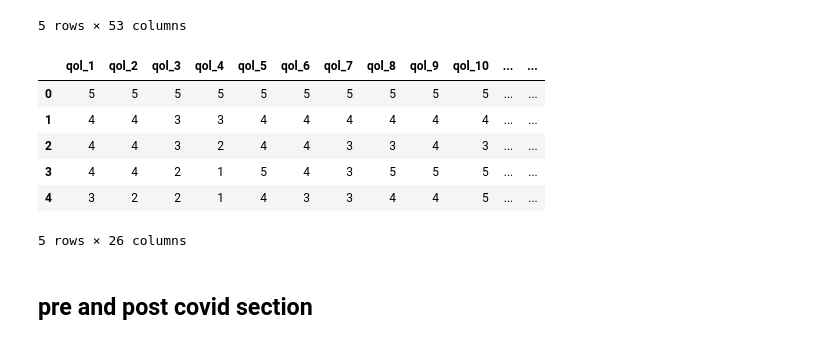
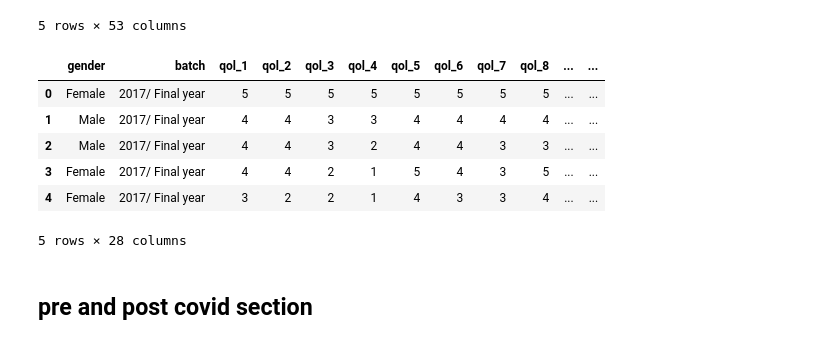
Before and after one commit to akankshazc/sts_iad, a Jupyter notebook: 1_overview.ipynb, the cells around one changed output. Cells and saved outputs as stored; diff of their text form; code cells hidden in the pictures.

```diff
--- a/1_overview.ipynb
+++ b/1_overview.ipynb
@@ -113,9 +113,9 @@ Now, the basic responses are ready for their own cleaning and analysis.
 ## IAT
 # %%
 # column indexes for the IAT section:
-# lets assign the IAT section to a new dataframe to create a column map
-iat_df = df.iloc[:,[5,6,7,8,9,10,11,12,13,14,15,16,17,18,19,20,21,22,23,24]]
-iat_df.head()
+# lets assign the IAT section to a temporary dataframe to create a column map
+temp_df = df.iloc[:,[5,6,7,8,9,10,11,12,13,14,15,16,17,18,19,20,21,22,23,24]]
+temp_df.head()
 # %% [output]
 |  | How often do you find that you st... | How often do you neglect househol... | How often do you prefer the excit... | How often do you form new relatio... | ... |
 | 0 | 3 | 3 | 0 | 0 | ... |
@@ -129,7 +129,7 @@ iat_df.head()
 # this will help us in the future to identify the columns
 iat_col_map = {}
 x = 1
-for col in iat_df.columns:
+for col in temp_df.columns:
     iat_col_map[col] = 'iat_' + str(x)
     x += 1
 
@@ -184,9 +186,9 @@ That's looks a lot more concise and clean. It's also ready for us to have a deta
 ## WHOQOL-BREF
 # %%
 # column indexes for the qol section:
-# assigning the section to a new dataframe to create a column map
-qol_df = df.iloc[:,[25,26,27,28,29,30,31,32,33,34,35,36,37,38,39,40,41,42,43,44,45,46,47,48,49,50]]
-qol_df.head()
+# assigning the section to a temporary dataframe to create a column map
+temp_df = df.iloc[:,[25,26,27,28,29,30,31,32,33,34,35,36,37,38,39,40,41,42,43,44,45,46,47,48,49,50]]
+temp_df.head()
 # %% [output]
 |  | 1. How would you rate your qualit... | 2. how satisfied are you with you... | The following questions ask about... | 4. How much do you need any medic... | ... |
 | 0 | 5 | 5 | 5 | 5 | ... |
@@ -201,7 +203,7 @@ qol_df.head()
 # this will help us in the future to identify the columns
 qol_col_map = {}
 x = 1
-for col in qol_df.columns:
+for col in temp_df.columns:
     qol_col_map[col] = 'qol_' + str(x)
     x += 1
 qol_col_map
@@ -237,16 +239,17 @@ df.head()
 5 rows × 53 columns
 # %%
 # assigning the renamed section to our qol_df dataframe
-qol_df = df.iloc[:,[25,26,27,28,29,30,31,32,33,34,35,36,37,38,39,40,41,42,43,44,45,46,47,48,49,50]]
+# along with the gender and batch columns for comparisions (columns 0, 2)
+qol_df = df.iloc[:,[0,2,25,26,27,28,29,30,31,32,33,34,35,36,37,38,39,40,41,42,43,44,45,46,47,48,49,50]]
 qol_df.head()
 # %% [output]
-|  | qol_1 | qol_2 | qol_3 | qol_4 | qol_5 | qol_6 | qol_7 | qol_8 | qol_9 | qol_10 | ... | ... |
-| 0 | 5 | 5 | 5 | 5 | 5 | 5 | 5 | 5 | 5 | 5 | ... | ... |
-| 1 | 4 | 4 | 3 | 3 | 4 | 4 | 4 | 4 | 4 | 4 | ... | ... |
-| 2 | 4 | 4 | 3 | 2 | 4 | 4 | 3 | 3 | 4 | 3 | ... | ... |
-| 3 | 4 | 4 | 2 | 1 | 5 | 4 | 3 | 5 | 5 | 5 | ... | ... |
-| 4 | 3 | 2 | 2 | 1 | 4 | 3 | 3 | 4 | 4 | 5 | ... | ... |
+|  | gender | batch | qol_1 | qol_2 | qol_3 | qol_4 | qol_5 | qol_6 | qol_7 | qol_8 | ... | ... |
+| 0 | Female | 2017/ Final year | 5 | 5 | 5 | 5 | 5 | 5 | 5 | 5 | ... | ... |
+| 1 | Male | 2017/ Final year | 4 | 4 | 3 | 3 | 4 | 4 | 4 | 4 | ... | ... |
+| 2 | Male | 2017/ Final year | 4 | 4 | 3 | 2 | 4 | 4 | 3 | 3 | ... | ... |
+| 3 | Female | 2017/ Final year | 4 | 4 | 2 | 1 | 5 | 4 | 3 | 5 | ... | ... |
+| 4 | Female | 2017/ Final year | 3 | 2 | 2 | 1 | 4 | 3 | 3 | 4 | ... | ... |
-5 rows × 26 columns
+5 rows × 28 columns
 # %% [markdown]
 ## pre and post covid section
 # %%
```
Also changed, not shown: parts of 2 cells of this notebook.
